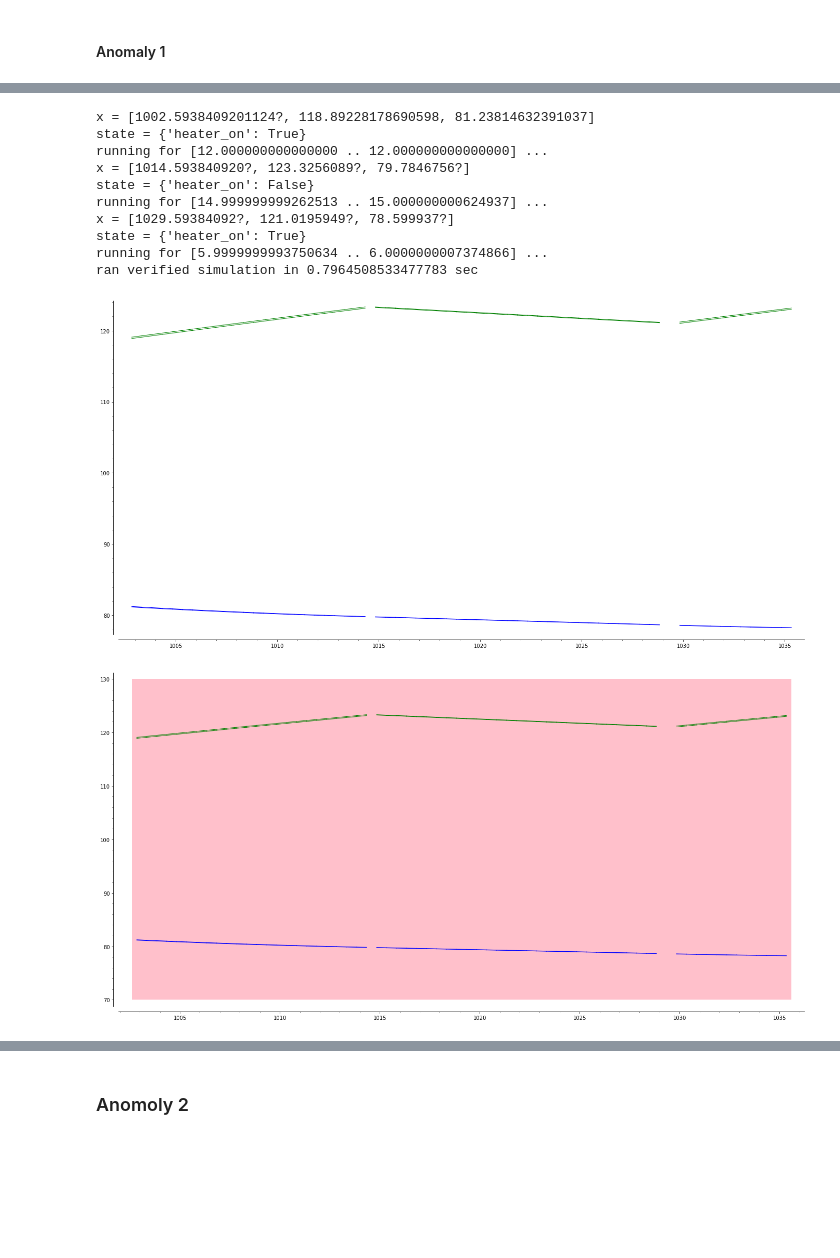
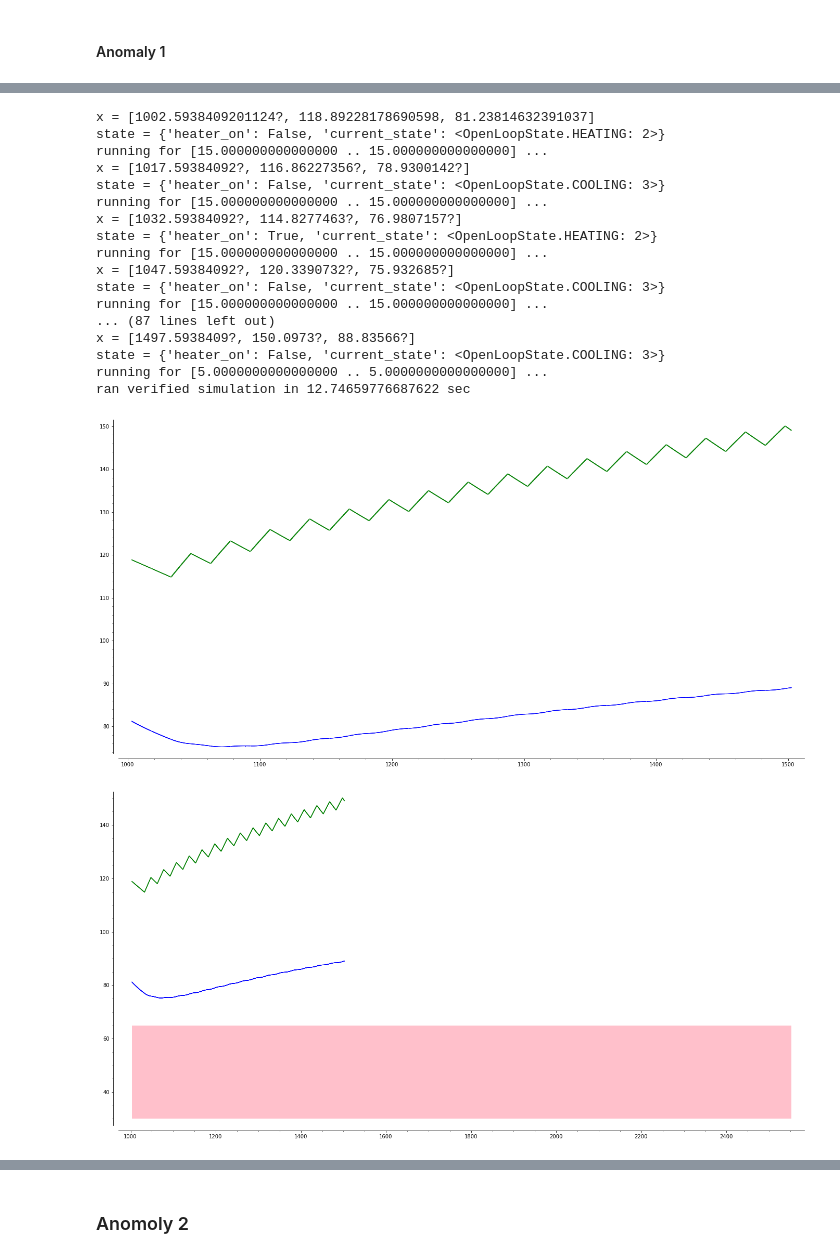
Before and after one commit to twright/example_digital-twin_incubator, a Jupyter notebook: software/notebooks/Self-Adaptation Test.ipynb, the cells around one changed output, grey strips where cells are left out. Cells and saved outputs as stored; diff of their text form; code cells hidden in the pictures; blank space fills up the shorter version.

Commit message:
Apply optimized period open loop control strategy within the verification loop for predictive verified STL monitoring.

```diff
--- a/software/notebooks/Self-Adaptation Test.ipynb
+++ b/software/notebooks/Self-Adaptation Test.ipynb
@@ -39,3 +35,14 @@ properties = [
+# %%
+properties = [
+    Atomic(T_A < RIF(35)),
+    G(RIF(0, 1000), Atomic(T_A > RIF(32))),
+    G(RIF(0, 1000), ~Atomic(T_A < RIF(34))
+                  | G(RIF(0, 50), Atomic(T_A > RIF(32)))
+                  & F(RIF(0,50), Atomic(T_A > RIF(34)))),
+    Atomic(T_A < RIF(85)),
+    G(RIF(0, 1000), Atomic(T_A < RIF(85))),
+    Atomic(T_H < RIF(130)),
+]
 # %% [markdown]
 ## Self-Adaptation Loop Integration
 # %%
@@ -95,7 +102,8 @@ else:
 
 anomaly_detector = SelfAdaptationManager(anomaly_threshold, ensure_anomaly_timer, gather_data_timer, cool_down_timer,
                                          calibrator, kalman, ctrl_optimizer,
-                                         verified_monitor)
+                                         verified_monitor,
+                                         lookahead_time=500.0)
 # supervisor = SupervisorPeriodicSM(ctrl_optimizer, wait_til_supervising_timer)
 supervisor = SupervisorThresholdSM(ctrl_optimizer, desired_temperature, max_t_heater,
                                    trigger_optimization_threshold, heater_underused_threshold,
@@ -199,22 +241,29 @@ verified_trace, verified_model = VerifiedPlantMonitor4Params.run_simulation(*m.s
 verified_sigs = m.self_adaptation_manager.state_machine.verified_monitoring_results[0]
 # %% [output]
 x = [1002.5938409201124?, 118.89228178690598, 81.23814632391037]
-state = {'heater_on': True}
-running for [12.000000000000000 .. 12.000000000000000] ...
-x = [1014.593840920?, 123.3256089?, 79.7846756?]
-state = {'heater_on': False}
-running for [14.999999999262513 .. 15.000000000624937] ...
-x = [1029.59384092?, 121.0195949?, 78.599937?]
-state = {'heater_on': True}
-running for [5.9999999993750634 .. 6.0000000007374866] ...
-ran verified simulation in 0.7964508533477783 sec
+state = {'heater_on': False, 'current_state': <OpenLoopState.HEATING: 2>}
+running for [15.000000000000000 .. 15.000000000000000] ...
+x = [1017.59384092?, 116.86227356?, 78.9300142?]
+state = {'heater_on': False, 'current_state': <OpenLoopState.COOLING: 3>}
+running for [15.000000000000000 .. 15.000000000000000] ...
+x = [1032.59384092?, 114.8277463?, 76.9807157?]
+state = {'heater_on': True, 'current_state': <OpenLoopState.HEATING: 2>}
+running for [15.000000000000000 .. 15.000000000000000] ...
+x = [1047.59384092?, 120.3390732?, 75.932685?]
+state = {'heater_on': False, 'current_state': <OpenLoopState.COOLING: 3>}
+running for [15.000000000000000 .. 15.000000000000000] ...
+... (87 lines left out)
+x = [1497.5938409?, 150.0973?, 88.83566?]
+state = {'heater_on': False, 'current_state': <OpenLoopState.COOLING: 3>}
+running for [5.0000000000000000 .. 5.0000000000000000] ...
+ran verified simulation in 12.74659776687622 sec
 # %%
 p = verified_trace.plot(('T_A', 'T_H'), color=('blue', 'green')); p.matplotlib()
 # %% [output]
-[figure, old version]
+[figure, new version]
 # %%
-p1 = (verified_sigs[0].plot(y_range=(70, 130)) + p)
+p1 = (verified_sigs[0].plot(y_range=(30, 65)) + p)
 p1.set_aspect_ratio('auto')
 p1.matplotlib()
 # %% [output]
-[figure, old version]
+[figure, new version]
```
Also changed, not shown: parts of 26 cells of this notebook, 1 other file.
